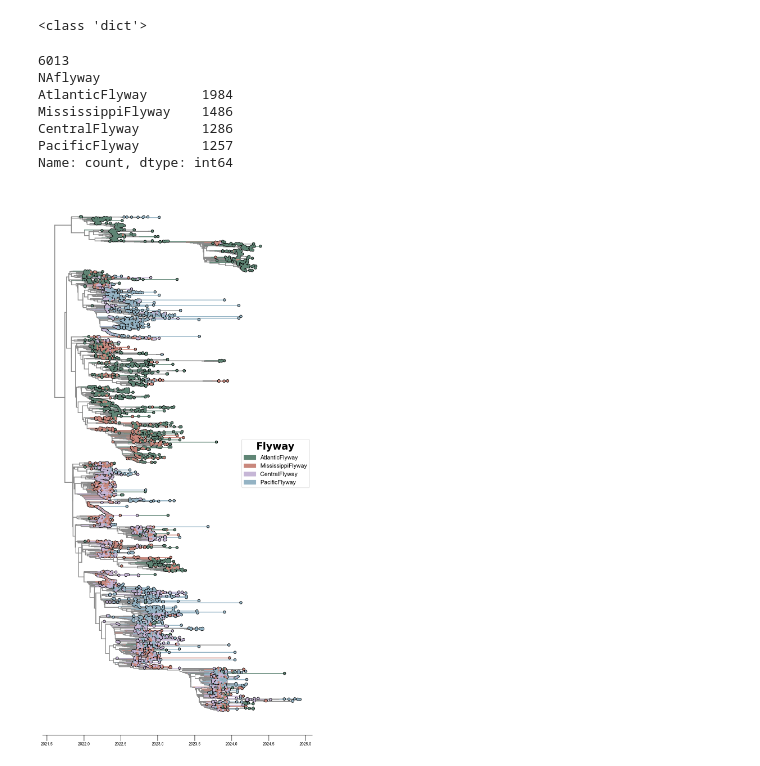
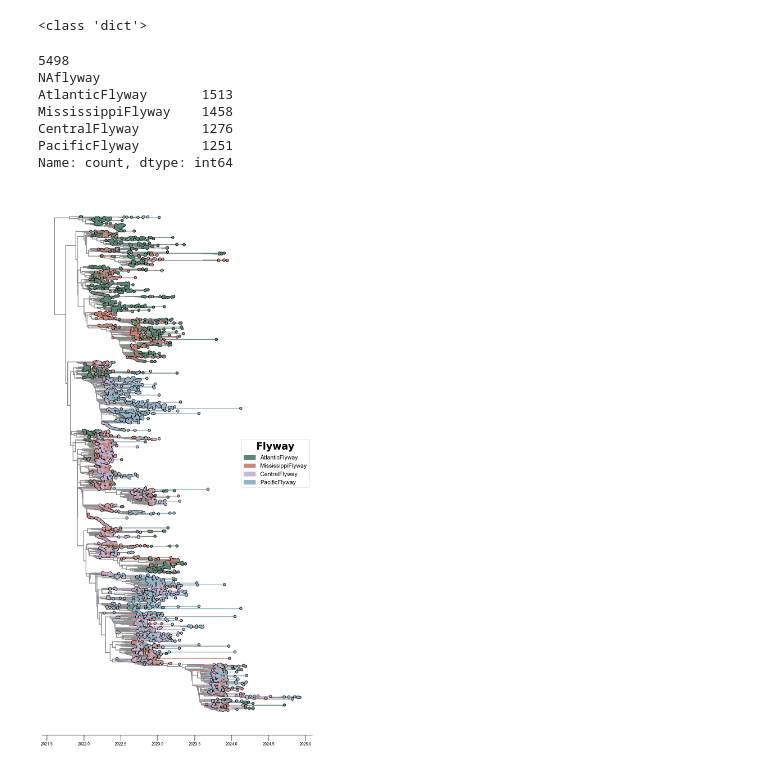
Before and after one commit to moncla-lab/H5-avian-ecology, a Jupyter notebook: baltic_nexustree_plot.ipynb, the cells around one changed output. Cells and saved outputs as stored; diff of their text form; code cells hidden in the pictures.

```diff
--- a/baltic_nexustree_plot.ipynb
+++ b/baltic_nexustree_plot.ipynb
@@ -26,2 +27,7 @@ mytree = load_tree(nexusPath)
-# %%
-mytree2 = bt.loadNexus("./BEAST/continuous_phylogeography/results/2025-07-10_nov2021-2024_ha_contphyl_thorney/NAm_wild-aves_nov2021-2024_ha_contphyl_2025-07-10_MCC.tree")
+# %%
+# Load continuous phylogeography tree
+contphyltree = load_tree(nexusPath_1)
+# Load DTA tree
+dtatree = load_tree(nexusPath_2)
+# Load Empirical tree
+emptree = load_tree(nexusPath_3)
@@ -74,7 +89,9 @@ print(type(mytree2.tipMap))
 # Set a flyway attribute for each leaf
 
 # Turn tipMap into a dataframe
-tipMap_df = pd.DataFrame.from_dict(mytree2.tipMap, orient='index', columns=['leaf_name'])
+#tipMap_df = pd.DataFrame.from_dict(contphyltree.tipMap, orient='index', columns=['leaf_name'])
+#tipMap_df = pd.DataFrame.from_dict(dtatree.tipMap, orient='index', columns=['leaf_name'])
+tipMap_df = pd.DataFrame.from_dict(emptree.tipMap, orient='index', columns=['leaf_name'])
 print(len(tipMap_df))
 
 # Add a column for flyway
@@ -88,12 +105,12 @@ tipMap_upt = tipMap_df_upt.to_dict(orient='index')
 # Switch around the dictionary
 name_to_flyway = {v['leaf_name']: v['NAflyway'] for v in tipMap_upt.values()}
 # %% [output]
-6013
+5498
 NAflyway
-AtlanticFlyway       1984
-MississippiFlyway    1486
-CentralFlyway        1286
-PacificFlyway        1257
+AtlanticFlyway       1513
+MississippiFlyway    1458
+CentralFlyway        1276
+PacificFlyway        1251
 Name: count, dtype: int64
 # %%
 #Test that tree is loaded
@@ -116,7 +133,7 @@ flyway_colors = {
     "PacificFlyway":"#94B3C4"
 }
 # %%
-def plot_nexus(mytree):
+def plot_nexus(mytree, save_path):
 
     plt.rcParams["font.family"] = "Arial"
 
@@ -179,9 +196,9 @@ def plot_nexus(mytree):
     [ax.spines[loc].set_visible(False) for loc in ax.spines if loc not in ['bottom']]
     ax.tick_params(axis='x',labelsize=10,size=15, width=2,color='grey')
     fig.tight_layout()
-    plt.savefig("./BEAST/continuous_phylogeography/results/2025-07-10_nov2021-2024_ha_contphyl_thorney/NAm_wild-aves_nov2021-2024_ha_contphyl_2025-07-10_MCC..pdf")
+    plt.savefig(save_path)
     plt.show()
 # %%
-plot_nexus(mytree)
+plot_nexus(contphyltree, "./BEAST/continuous_phylogeography/results/2025-08-20_nov2021-2024_no-suliformes_ha_contphyl_thorney_redo/NAm_wild-aves_nov2021-2024_no-suliformes_ha_contphyl_2025-08-18_MCC-baltic.pdf")
 # %% [output]
-[figure, old version]
+[figure, new version]
```
Also changed, not shown: parts of 6 cells of this notebook, 47 other files.
